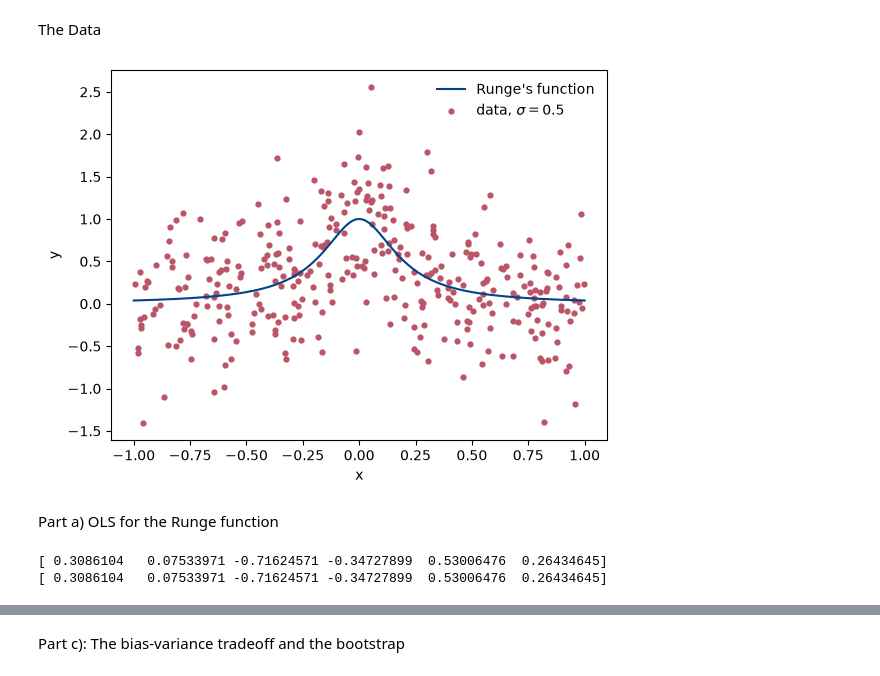
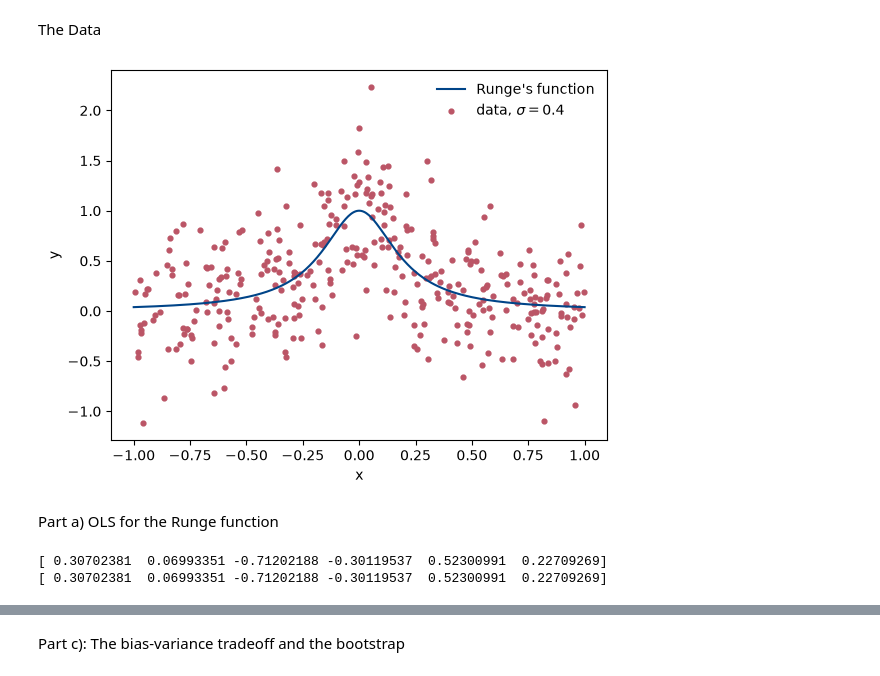
Before and after one commit to Timholmen96/MachineLearningUiO, a Jupyter notebook: doc/Projects/2026/Project1/Project1_Sol.ipynb, the cells around one changed output, grey strips where cells are left out. Drawn from its saved outputs; the diff is of its cells as text; code cells hidden in the pictures.

```diff
--- a/doc/Projects/2026/Project1/Project1_Sol.ipynb
+++ b/doc/Projects/2026/Project1/Project1_Sol.ipynb
@@ -3,28 +27,28 @@ The Data
 # %%
 import numpy as np
 import matplotlib.pyplot as plt
 
 def runge(x):
     return 1.0 / (1.0 + 25.0 * x**2)
 
 def design_matrix(x, degree, intercept=True):
     # polynomial features [1, x, x^2, ..., x^degree] (drop the 1 if intercept=False)
     start = 0 if intercept else 1
     return np.vstack([x**p for p in range(start, degree + 1)]).T
 
 rng = np.random.default_rng(2026)
 n = 350
-sigma = 0.5                                  # noise level: explore it!
+sigma = 0.4                                  # noise level: explore it!
 x = np.sort(rng.uniform(-1, 1, n))
 y = runge(x) + rng.normal(0, sigma, n)
 
 xx = np.linspace(-1, 1, n)
 plt.plot(xx, runge(xx), color="#004488", label="Runge's function")
 plt.scatter(x, y, s=12, color="#BB5566", label=rf"data, $\sigma={sigma}$")
 plt.xlabel("x"); plt.ylabel("y"); plt.legend(frameon=False)
 plt.show()
 # %% [output]
-[figure, old version]
+[figure, new version]
 # %% [markdown]
 Part a) OLS for the Runge function
 # %%
@@ -76,8 +100,8 @@ for degree in range(maxdeg + 1):
 OLS_5D_theta = Parameter_V[5]
 print(OLS_5D_theta)
 # %% [output]
-[ 0.3086104   0.07533971 -0.71624571 -0.34727899  0.53006476  0.26434645]
-[ 0.3086104   0.07533971 -0.71624571 -0.34727899  0.53006476  0.26434645]
+[ 0.30702381  0.06993351 -0.71202188 -0.30119537  0.52300991  0.22709269]
+[ 0.30702381  0.06993351 -0.71202188 -0.30119537  0.52300991  0.22709269]
 # %%
 fig, (ax_parameters, ax_predictions) = plt.subplots(1, 2, figsize=(13, 5))
 
```
Also changed, not shown: parts of 16 cells of this notebook, 10 other files.
